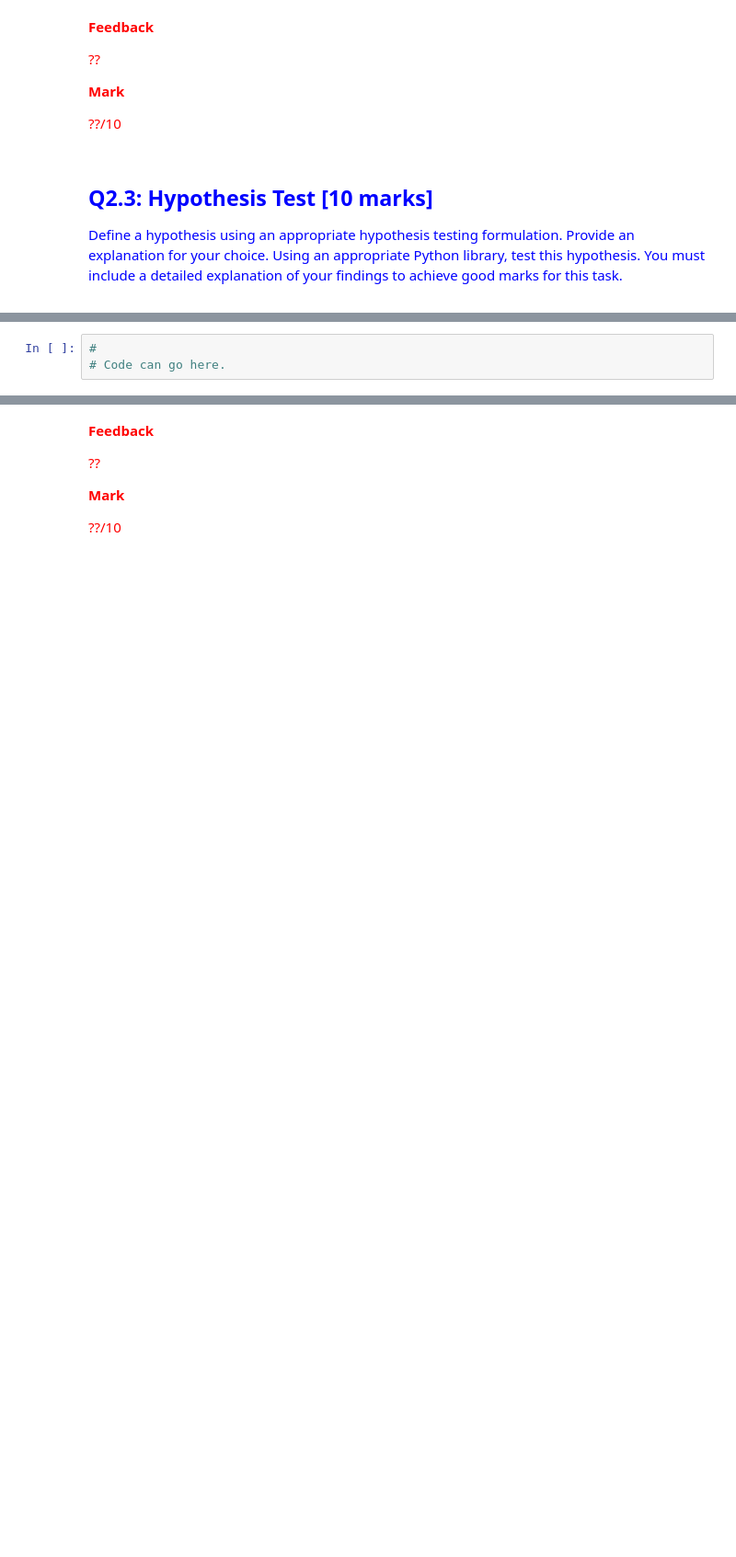
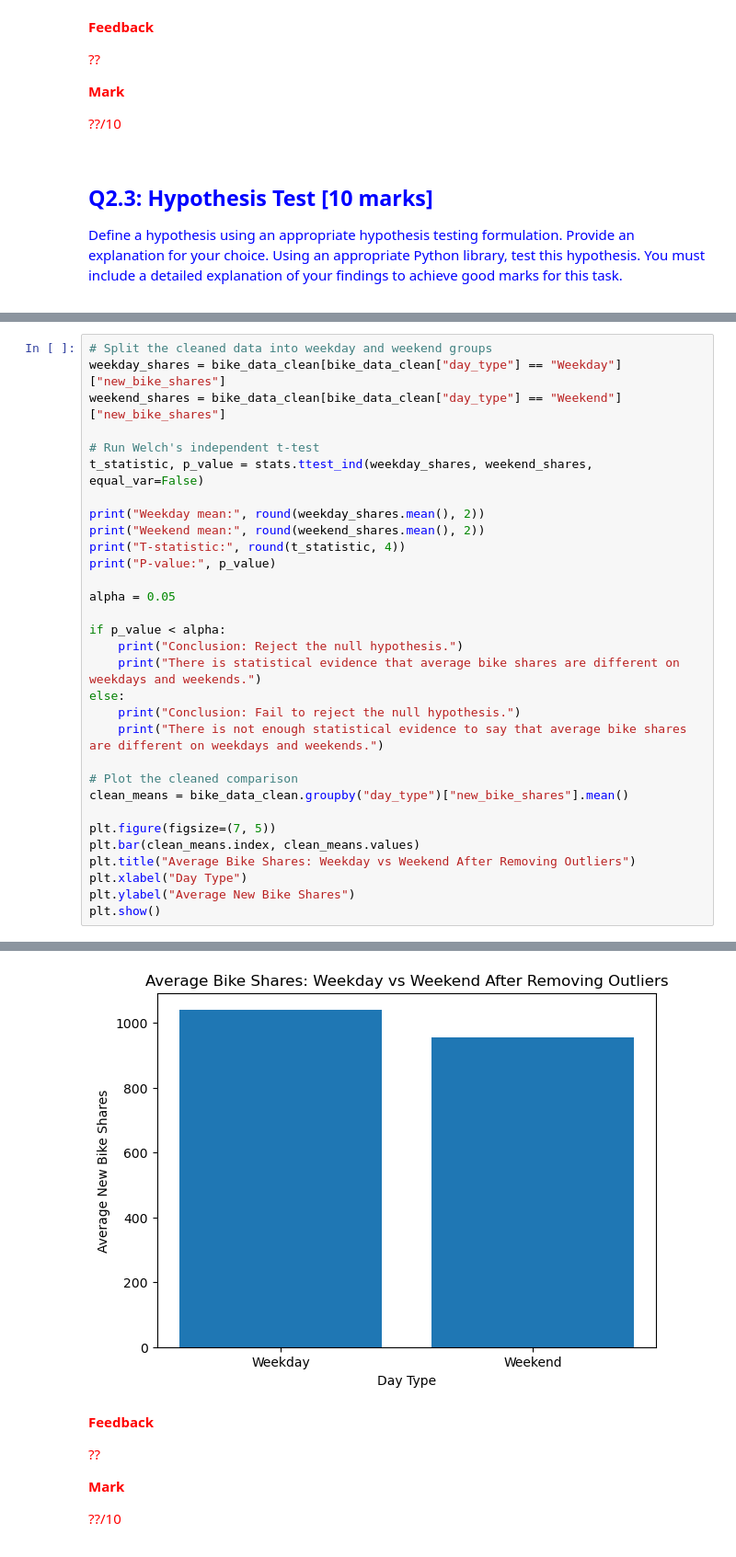
Before and after one commit to Dinkabelle1/PDS_jan_25_assignment, a Jupyter notebook: PDS_CW_part2.ipynb, the cells around one changed output, grey strips where cells are left out. Shown at 92% size. Cells and saved outputs as stored; diff of their text form; blank space fills up the shorter version.

```diff
--- a/PDS_CW_part2.ipynb
+++ b/PDS_CW_part2.ipynb
@@ -150,3 +345,32 @@ Text can go here.
 # %%
-#
-# Code can go here.
+# Split the cleaned data into weekday and weekend groups
+weekday_shares = bike_data_clean[bike_data_clean["day_type"] == "Weekday"]["new_bike_shares"]
+weekend_shares = bike_data_clean[bike_data_clean["day_type"] == "Weekend"]["new_bike_shares"]
+
+# Run Welch's independent t-test
+t_statistic, p_value = stats.ttest_ind(weekday_shares, weekend_shares, equal_var=False)
+
+print("Weekday mean:", round(weekday_shares.mean(), 2))
+print("Weekend mean:", round(weekend_shares.mean(), 2))
+print("T-statistic:", round(t_statistic, 4))
+print("P-value:", p_value)
+
+alpha = 0.05
+
+if p_value < alpha:
+    print("Conclusion: Reject the null hypothesis.")
+    print("There is statistical evidence that average bike shares are different on weekdays and weekends.")
+else:
+    print("Conclusion: Fail to reject the null hypothesis.")
+    print("There is not enough statistical evidence to say that average bike shares are different on weekdays and weekends.")
+
+# Plot the cleaned comparison
+clean_means = bike_data_clean.groupby("day_type")["new_bike_shares"].mean()
+
+plt.figure(figsize=(7, 5))
+plt.bar(clean_means.index, clean_means.values)
+plt.title("Average Bike Shares: Weekday vs Weekend After Removing Outliers")
+plt.xlabel("Day Type")
+plt.ylabel("Average New Bike Shares")
+plt.show()
+# %% [output]
@@ -153,3 +383,4 @@ Text can go here.
+[figure, added]
 # %% [markdown]
 
 <div style="color:red">
```
Also changed, not shown: parts of 7 cells of this notebook.
